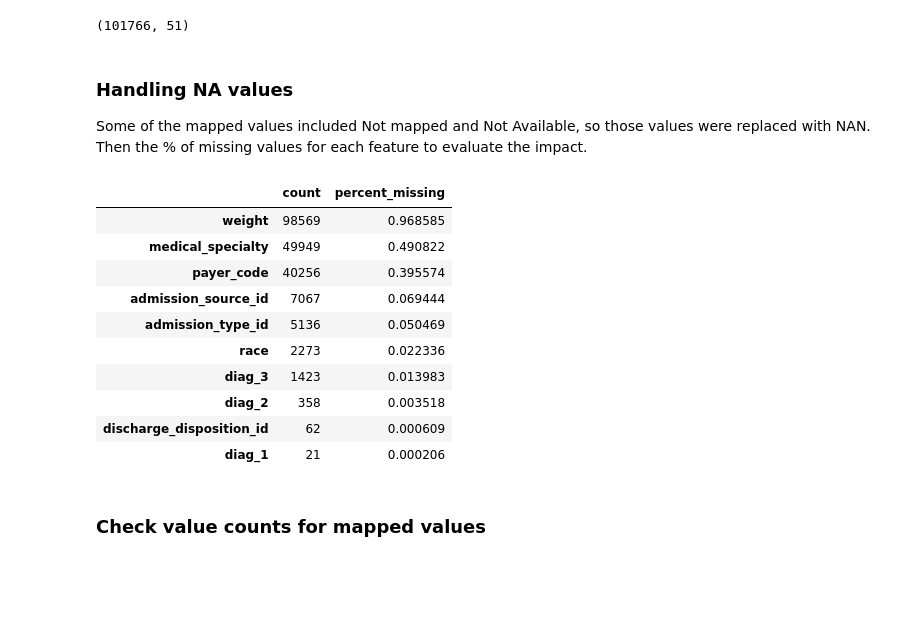
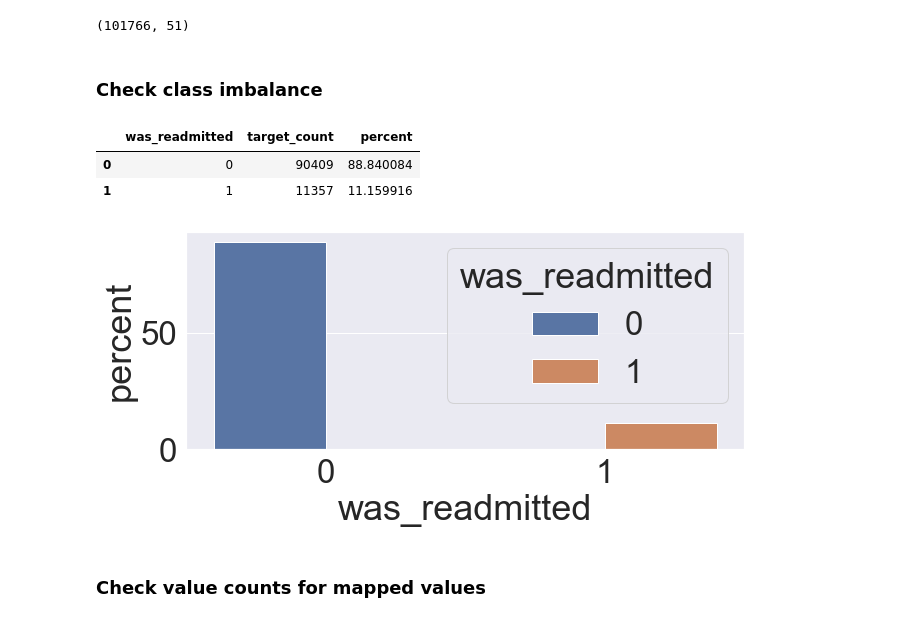
Before and after one commit to JosephLazarus/QTW, a Jupyter notebook: Case Study 2/CaseStudy2_Final.ipynb, the cells around one changed output. Saved outputs shown, nothing was run; the diff lists cells and outputs as text; code cells hidden in the pictures; blank space fills up the shorter version.

```diff
--- a/Case Study 2/CaseStudy2_Final.ipynb
+++ b/Case Study 2/CaseStudy2_Final.ipynb
@@ -27,36 +30,22 @@ df.head()
 df.shape
 # %% [output]
 (101766, 51)
-# %% [markdown]
-### Handling NA values
-
-Some of the mapped values included Not mapped and Not Available, so those values were replaced with NAN.
-Then the % of missing values for each feature to evaluate the impact.
-# %%
-# Replace '?' with Nan
-df = df.replace([' Not Mapped', ' Not Available', 'Not Mapped', 'Not Available'], np.NAN)
-
-# Count missing values
-df_na = pd.DataFrame(df.isna().sum())
-df_na.rename(columns={df_na.columns[0]: 'count'}, inplace = True)
-
-df_na = df_na[df_na['count'] != 0]
-df_na['percent_missing'] = df_na['count']/df.shape[0]
-df_na = df_na.sort_values('count', ascending=False)
-
-df_na
-# %% [output]
-|  | count | percent_missing |
-| weight | 98569 | 0.968585 |
-| medical_specialty | 49949 | 0.490822 |
-| payer_code | 40256 | 0.395574 |
-| admission_source_id | 7067 | 0.069444 |
-| admission_type_id | 5136 | 0.050469 |
-| race | 2273 | 0.022336 |
-| diag_3 | 1423 | 0.013983 |
-| diag_2 | 358 | 0.003518 |
-| discharge_disposition_id | 62 | 0.000609 |
-| diag_1 | 21 | 0.000206 |
+# %% [markdown]
+### Check class imbalance
+# %%
+df_gb = df.groupby("was_readmitted")["readmitted"].count().reset_index(name="target_count")
+df_gb["percent"] = df_gb.target_count/df_gb.target_count.sum() * 100
+df_gb
+# %% [output]
+|  | was_readmitted | target_count | percent |
+| 0 | 0 | 90409 | 88.840084 |
+| 1 | 1 | 11357 | 11.159916 |
+# %%
+plt.figure(figsize=(10,4))
+sns.barplot(x="was_readmitted", y="percent", hue="was_readmitted", data=df_gb)
+plt.show()
+# %% [output]
+[figure, added]
 # %% [markdown]
 ### Check value counts for mapped values
 # %%
```
Also changed, not shown: parts of 53 cells of this notebook.
